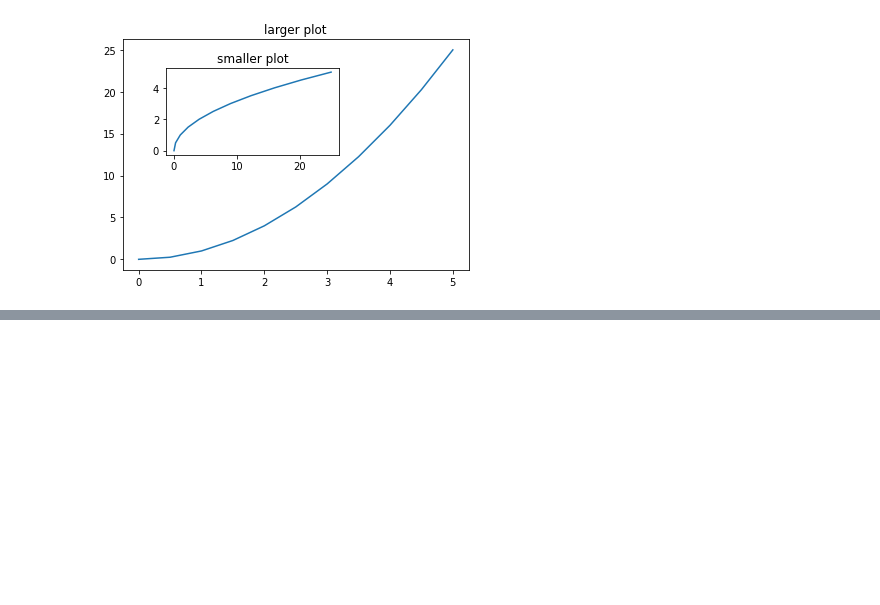
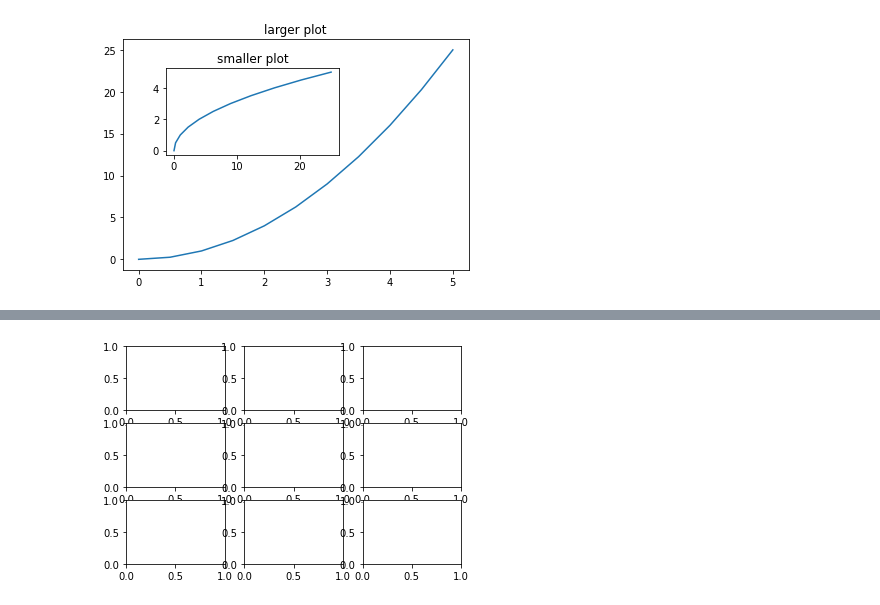
Before and after one commit to AndrewReusche/Python-for-Data-Science-and-Machine-Learning-Bootcamp, a Jupyter notebook: Notes/Lesson 42 Matplotlib p1.ipynb, the cells around one changed output, grey strips where cells are left out. Saved outputs shown, nothing was run; the diff lists cells and outputs as text; code cells hidden in the pictures; blank space fills up the shorter version.

```diff
--- a/Notes/Lesson 42 Matplotlib p1.ipynb
+++ b/Notes/Lesson 42 Matplotlib p1.ipynb
@@ -169,0 +187,4 @@ Text(0.5, 1.0, 'smaller plot')
+# %%
+fig,axes =plt.subplots(nrows=3, ncols=3)
+# %% [output]
+[figure, added]
```
Also changed, not shown: parts of 38 cells of this notebook, 2 other files.
